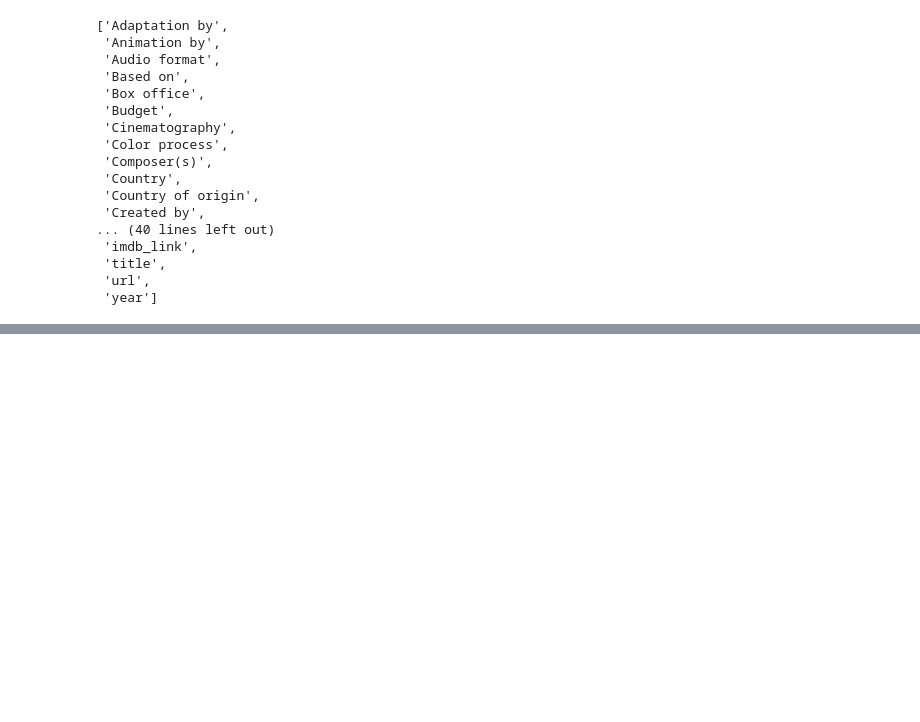
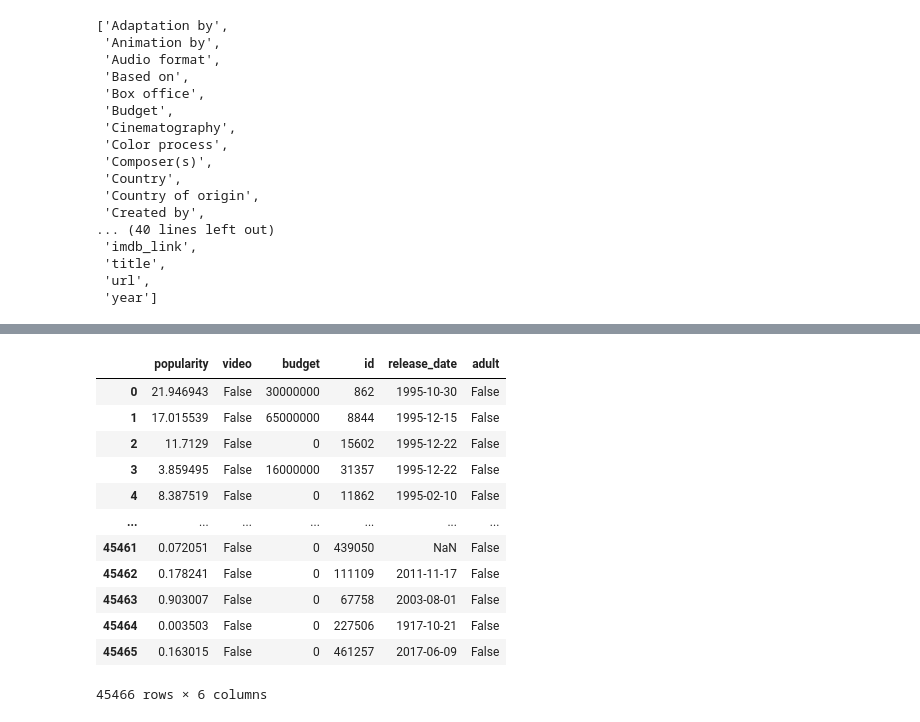
Before and after one commit to faramarzamirshahi/Movies-ETL, a Jupyter notebook: extract.ipynb, the cells around one changed output, grey strips where cells are left out. Cells and saved outputs as stored; diff of their text form; code cells hidden in the pictures; blank space fills up the shorter version.

```diff
--- a/extract.ipynb
+++ b/extract.ipynb
@@ -347,0 +1212,16 @@ sorted(wiki_movies_df.columns.tolist())
+# %%
+kaggle_metadata[['popularity','video','budget','id','release_date','adult']]
+# %% [output]
+|  | popularity | video | budget | id | release_date | adult |
+| 0 | 21.946943 | False | 30000000 | 862 | 1995-10-30 | False |
+| 1 | 17.015539 | False | 65000000 | 8844 | 1995-12-15 | False |
+| 2 | 11.7129 | False | 0 | 15602 | 1995-12-22 | False |
+| 3 | 3.859495 | False | 16000000 | 31357 | 1995-12-22 | False |
+| 4 | 8.387519 | False | 0 | 11862 | 1995-02-10 | False |
+| ... | ... | ... | ... | ... | ... | ... |
+| 45461 | 0.072051 | False | 0 | 439050 | NaN | False |
+| 45462 | 0.178241 | False | 0 | 111109 | 2011-11-17 | False |
+| 45463 | 0.903007 | False | 0 | 67758 | 2003-08-01 | False |
+| 45464 | 0.003503 | False | 0 | 227506 | 1917-10-21 | False |
+| 45465 | 0.163015 | False | 0 | 461257 | 2017-06-09 | False |
+45466 rows × 6 columns
```
Also changed, not shown: parts of 122 cells of this notebook, 1 other file.
